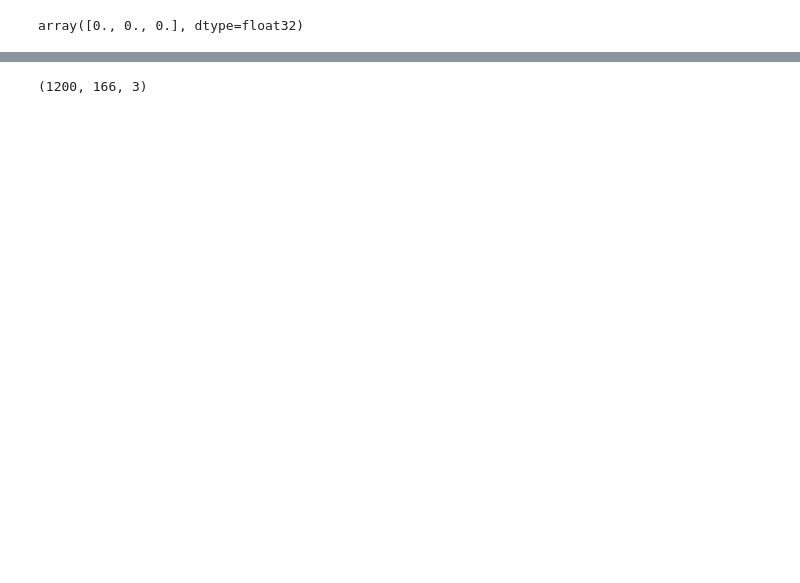
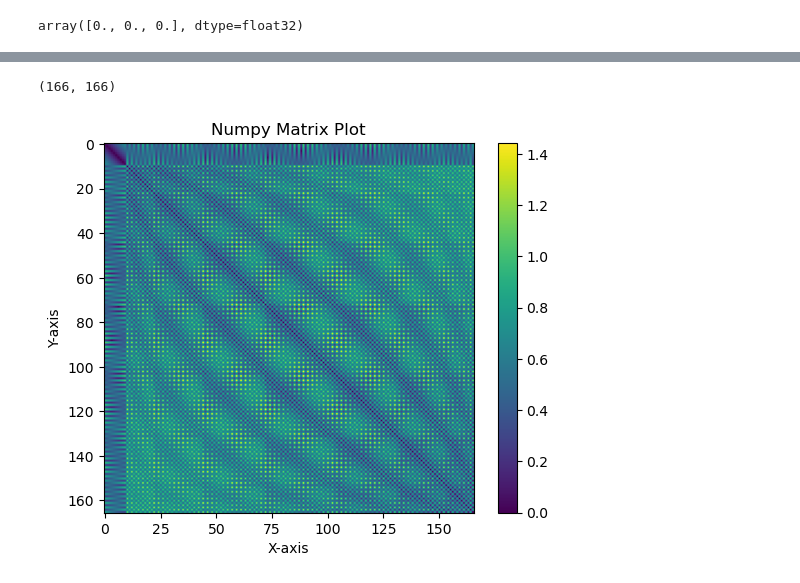
Before and after one commit to neutronengas/master_thesis, a Jupyter notebook: models/densnet/densnet/training/createWaterTrainingData.ipynb, the cells around one changed output, grey strips where cells are left out. Cells and saved outputs as stored; diff of their text form; code cells hidden in the pictures; blank space fills up the shorter version.

```diff
--- a/models/densnet/densnet/training/createWaterTrainingData.ipynb
+++ b/models/densnet/densnet/training/createWaterTrainingData.ipynb
@@ -216,4 +215,13 @@ plt.show()
-# %%
-file["coords"].shape
-# %% [output]
-(1200, 166, 3)
+# %%
+dist_matrix = np.linalg.norm(plot_points[:, None, :] - plot_points[None, :, :], axis=-1)
+# %% [output]
+(166, 166)
+# %%
+plt.imshow(dist_matrix, cmap='viridis')  # You can choose any colormap you prefer
+plt.colorbar()  # Add a colorbar for reference
+plt.title('Numpy Matrix Plot')
+plt.xlabel('X-axis')
+plt.ylabel('Y-axis')
+plt.show()
+# %% [output]
+[figure, added]
```
Also changed, not shown: parts of 4 cells of this notebook, 33 other files.
